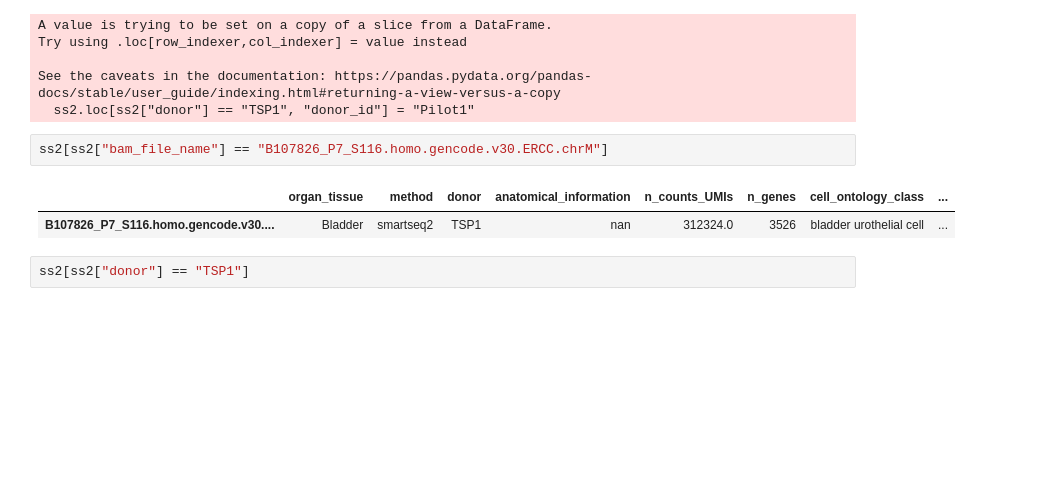
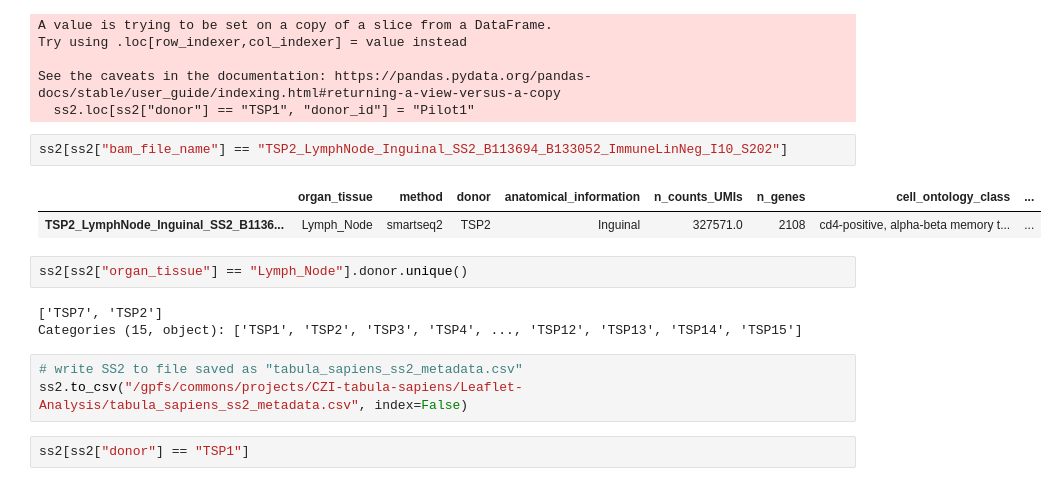
Before and after one commit to daklab/Leaflet-analysis, a Jupyter notebook: tabula_sapien/01_scanpy_workflow.ipynb, the cells around one changed output. Cells and saved outputs as stored; diff of their text form; blank space fills up the shorter version.

```diff
--- a/tabula_sapien/01_scanpy_workflow.ipynb
+++ b/tabula_sapien/01_scanpy_workflow.ipynb
@@ -144,10 +149,18 @@ Try using .loc[row_indexer,col_indexer] = value instead
 See the caveats in the documentation: https://pandas.pydata.org/pandas-docs/stable/user_guide/indexing.html#returning-a-view-versus-a-copy
   ss2.loc[ss2["donor"] == "TSP1", "donor_id"] = "Pilot1"
 # %%
-ss2[ss2["bam_file_name"] == "B107826_P7_S116.homo.gencode.v30.ERCC.chrM"]
+ss2[ss2["bam_file_name"] == "TSP2_LymphNode_Inguinal_SS2_B113694_B133052_ImmuneLinNeg_I10_S202"]
 # %% [output]
 |  | organ_tissue | method | donor | anatomical_information | n_counts_UMIs | n_genes | cell_ontology_class | ... |
-| B107826_P7_S116.homo.gencode.v30.... | Bladder | smartseq2 | TSP1 | nan | 312324.0 | 3526 | bladder urothelial cell | ... |
+| TSP2_LymphNode_Inguinal_SS2_B1136... | Lymph_Node | smartseq2 | TSP2 | Inguinal | 327571.0 | 2108 | cd4-positive, alpha-beta memory t... | ... |
+# %%
+ss2[ss2["organ_tissue"] == "Lymph_Node"].donor.unique()
+# %% [output]
+['TSP7', 'TSP2']
+Categories (15, object): ['TSP1', 'TSP2', 'TSP3', 'TSP4', ..., 'TSP12', 'TSP13', 'TSP14', 'TSP15']
+# %%
+# write SS2 to file saved as "tabula_sapiens_ss2_metadata.csv"
+ss2.to_csv("/gpfs/commons/projects/CZI-tabula-sapiens/Leaflet-Analysis/tabula_sapiens_ss2_metadata.csv", index=False)
 # %%
 ss2[ss2["donor"] == "TSP1"]
 # %% [output]
```
Also changed, not shown: parts of 16 cells of this notebook, 6 other files.
